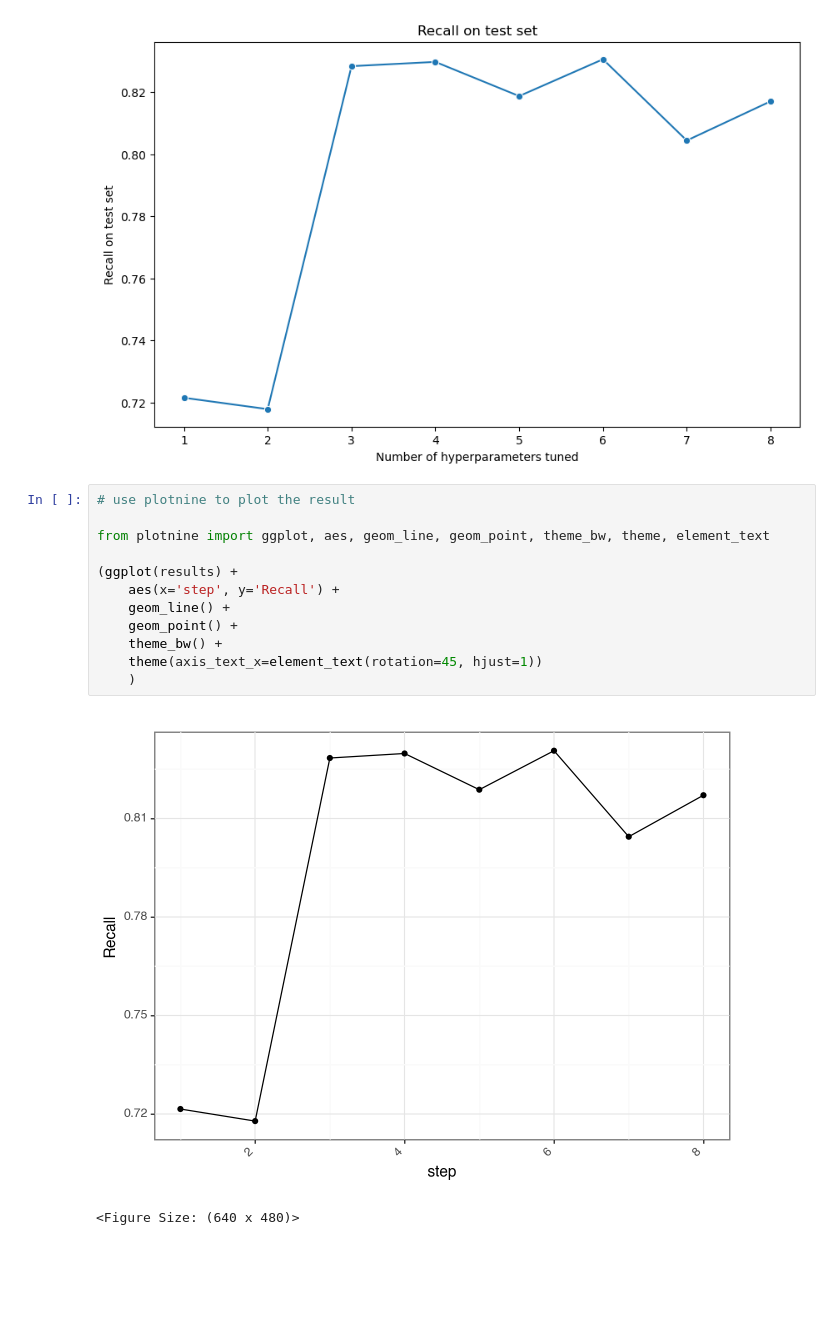
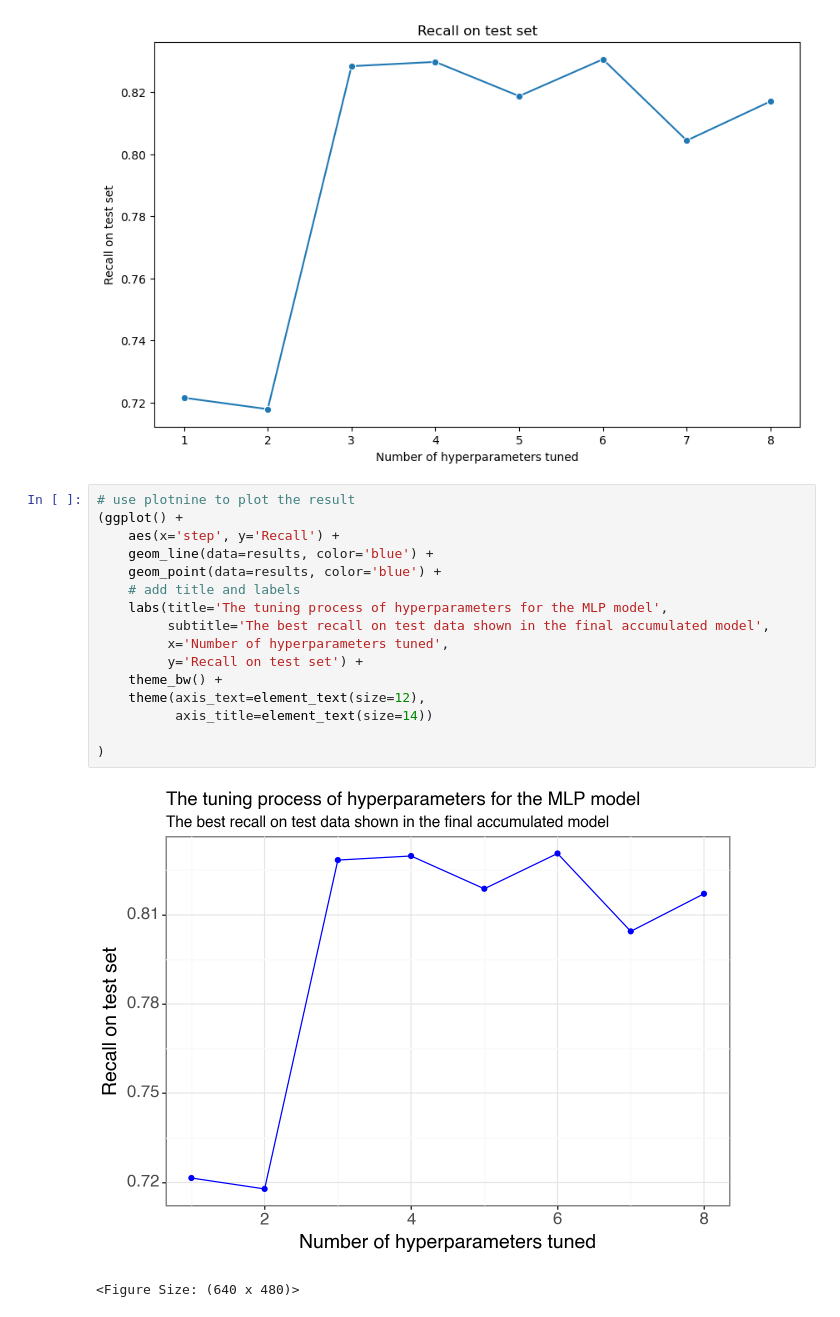
Before and after one commit to DecisionTreeBruining/212B-ML-Project, a Jupyter notebook: assignment_3/local_dev/mlp_visual.ipynb, the cells around one changed output. Saved outputs shown, nothing was run; the diff lists cells and outputs as text; blank space fills up the shorter version.

```diff
--- a/assignment_3/local_dev/mlp_visual.ipynb
+++ b/assignment_3/local_dev/mlp_visual.ipynb
@@ -183,18 +186,22 @@ plt.ylabel('Recall on test set')
 # %% [output]
 Text(0, 0.5, 'Recall on test set')
 [figure]
-# %%
-# use plotnine to plot the result
-
-from plotnine import ggplot, aes, geom_line, geom_point, theme_bw, theme, element_text
-
-(ggplot(results) +
-    aes(x='step', y='Recall') +
-    geom_line() +
-    geom_point() +
-    theme_bw() +
-    theme(axis_text_x=element_text(rotation=45, hjust=1))
-    )
-# %% [output]
-[figure, removed]
-<Figure Size: (640 x 480)>
+# %%
+# use plotnine to plot the result
+(ggplot() +
+    aes(x='step', y='Recall') +
+    geom_line(data=results, color='blue') +
+    geom_point(data=results, color='blue') +
+    # add title and labels
+    labs(title='The tuning process of hyperparameters for the MLP model',
+         subtitle='The best recall on test data shown in the final accumulated model',
+         x='Number of hyperparameters tuned',
+         y='Recall on test set') +
+    theme_bw() +
+    theme(axis_text=element_text(size=12),
+          axis_title=element_text(size=14))
+
+)
+# %% [output]
+[figure, added]
+<Figure Size: (640 x 480)>
```
Also changed, not shown: parts of 4 cells of this notebook.
